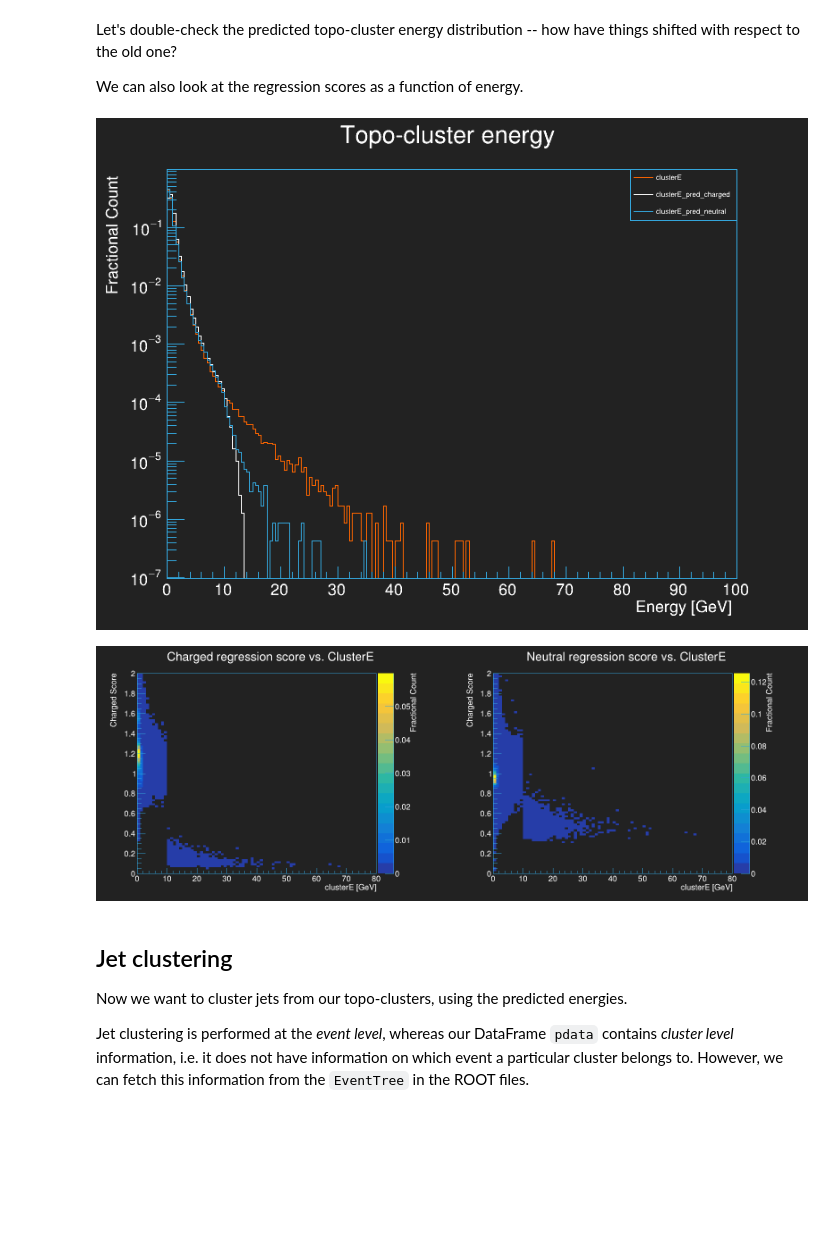
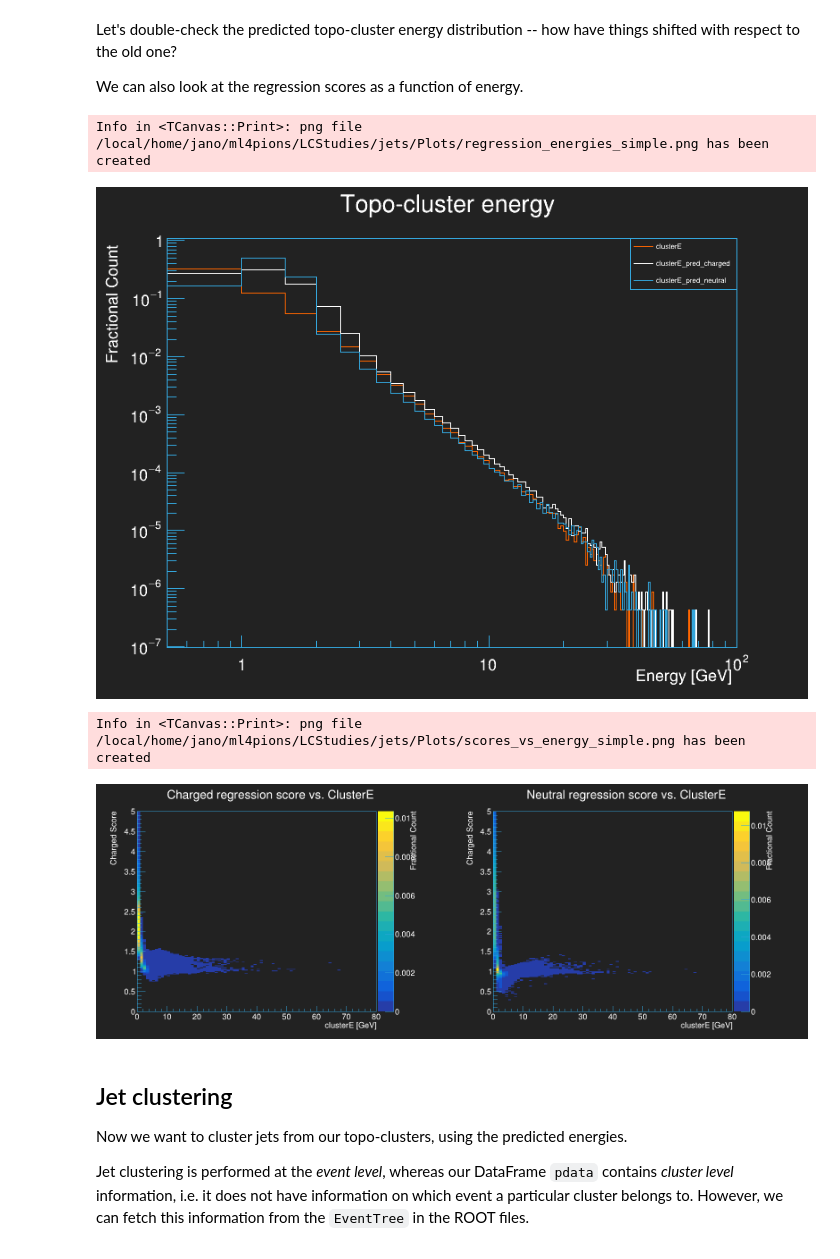
Before and after one commit to atlas-calo-ml/caloml-atlas, a Jupyter notebook: jets/jet.ipynb, the cells around one changed output. Saved outputs shown, nothing was run; the diff lists cells and outputs as text; code cells hidden in the pictures; blank space fills up the shorter version.

Commit message:
some code changes, adding 'LorentzNet' regressor

```diff
--- a/jets/jet.ipynb
+++ b/jets/jet.ipynb
@@ -264,3 +283,3 @@ Lastly, we package the data in the format that our networks will use.
 # %%
 # Classifier data.
-classifier_input = cdu.ReshapeImages(pcells, cell_shapes, use_layer_names=True)
+classifier_input = du.ClassifierDataPrep(classifier_modelname, pdata, pcells, filename=classifier_input_filename)
@@ -289,0 +286,8 @@ for i in range(len(reco_energy_bin_edges)):
+# %%
+# Regressor data. Note that if using binned regressors we will have a set of inputs.
+regressor_input = du.RegressorDataPrep(regressor_modelname, pdata, pcells,
+                                       reco_energy_bin_edges = reco_energy_bin_edges,
+                                       scaled_variable_prefixes = scaled_variable_prefixes,
+                                       regressor_indices = regressor_indices,
+                                       filename = regressor_input_filename
+                                      )
@@ -298,7 +333,7 @@ We could also in principle define our classification score cut here -- and only
 
 Lastly, we will save our network outputs to a file that can be loaded, so that we don't have to re-evaluate the networks every time. We just have to make sure to move/remove this file if we change something about the evaluation, e.g. which models we're using. Ultimately we'll want to design this so that if we're loading the scores from a file, we don't even load the networks into memory as we did above.
 # %%
-classification_score_file = 'classification_scores.h5'
-regression_score_file = 'regression_scores.h5'
+classification_score_file = 'classification_scores_{}.h5'.format(classifier_modelname)
+regression_score_file = 'regression_scores_{}.h5'.format(regressor_modelname)
 # %%
 # First get the classification scores -- this is the simple part, we just apply the same classifier to all topo-clusters.
@@ -386,9 +427,9 @@ hist.Scale(1./hist.Integral())
 hist.Draw('HIST')
 # ---
 c.cd(2)
-stack = rt.THStack(qu.RN(),'Regression Scores;Score;Fractional Count')
+stack = rt.THStack(qu.RN(),'Energy Calibration Factors;Regression Output;Fractional Count')
 leg = rt.TLegend(0.75,0.8,0.9,0.9)
-h = {key:rt.TH1F(qu.RN(),'',250,0.,5.0) for key in regression_scores.keys()}
+h = {key:rt.TH1F(qu.RN(),'',500,0.,10.0) for key in regression_scores.keys()}
 colors = [ps.curve, ps.text]
 
 for i,key in enumerate(regression_scores.keys()):
@@ -402,8 +443,9 @@ for i,key in enumerate(regression_scores.keys()):
 stack.Draw('NOSTACK HIST')
 leg.SetTextColor(ps.text)
 leg.Draw()
+rt.gPad.SetLogy()
 # ---
 
 c.Draw()
-c.SaveAs('scores_{}.png'.format(score_cut_string))
+c.SaveAs(plotpath+'scores_{}.png'.format(regressor_modelname))
 # %% [output]
@@ -447,46 +489,49 @@ for i,key in enumerate(['clusterE','clusterE_pred_charged', 'clusterE_pred_neutr
 
 hstack.Draw('NOSTACK HIST')
 legend.Draw()
+rt.gPad.SetLogx()
 rt.gPad.SetLogy()
 c.Draw()
-c.SaveAs('regression_energies_{}.png'.format(score_cut_string))
+c.SaveAs(plotpath+'regression_energies_{}.png'.format(regressor_modelname))
 # %% [output]
+Info in <TCanvas::Print>: png file /local/home/jano/ml4pions/LCStudies/jets/Plots/regression_energies_simple.png has been created
-[figure, old version]
+[figure, new version]
 # %%
 c = rt.TCanvas(qu.RN(),'',1600,600)
 c.Divide(2,1)
-binning = (80,0.,80.,100,0.,2.)
+binning = (80,0.,80.,250,0.,5.)
 hists = []
 
 c.cd(1)
 h = rt.TH2F(qu.RN(),'Charged regression score vs. ClusterE;clusterE [GeV];Charged Score;Fractional Count', *binning)
 
 n = len(regression_scores['charged'])
 clusterE = pdata['clusterE'].to_numpy()
 for i in range(n):
     h.Fill(clusterE[i], regression_scores['charged'][i])
 
 h.Scale(1./h.Integral())
 h.Draw('COLZ')
 rt.gPad.SetRightMargin(0.2)
 hists.append(h)
 
 c.cd(2)
 h = rt.TH2F(qu.RN(),'Neutral regression score vs. ClusterE;clusterE [GeV];Charged Score;Fractional Count', *binning)
 n = len(regression_scores['charged'])
 clusterE = pdata['clusterE'].to_numpy()
 for i in range(n):
     h.Fill(clusterE[i], regression_scores['neutral'][i])
 
 h.Scale(1./h.Integral())
 h.Draw('COLZ')
 rt.gPad.SetRightMargin(0.2)
 hists.append(h)
 
 c.Draw()
-c.SaveAs('scores_vs_energy_{}.png'.format(score_cut_string))
+c.SaveAs(plotpath+'scores_vs_energy_{}.png'.format(regressor_modelname))
 # %% [output]
+Info in <TCanvas::Print>: png file /local/home/jano/ml4pions/LCStudies/jets/Plots/scores_vs_energy_simple.png has been created
-[figure, old version]
+[figure, new version]
 # %% [markdown]
 ## Jet clustering
 
```
Also changed, not shown: parts of 35 cells of this notebook, 6 other files.
